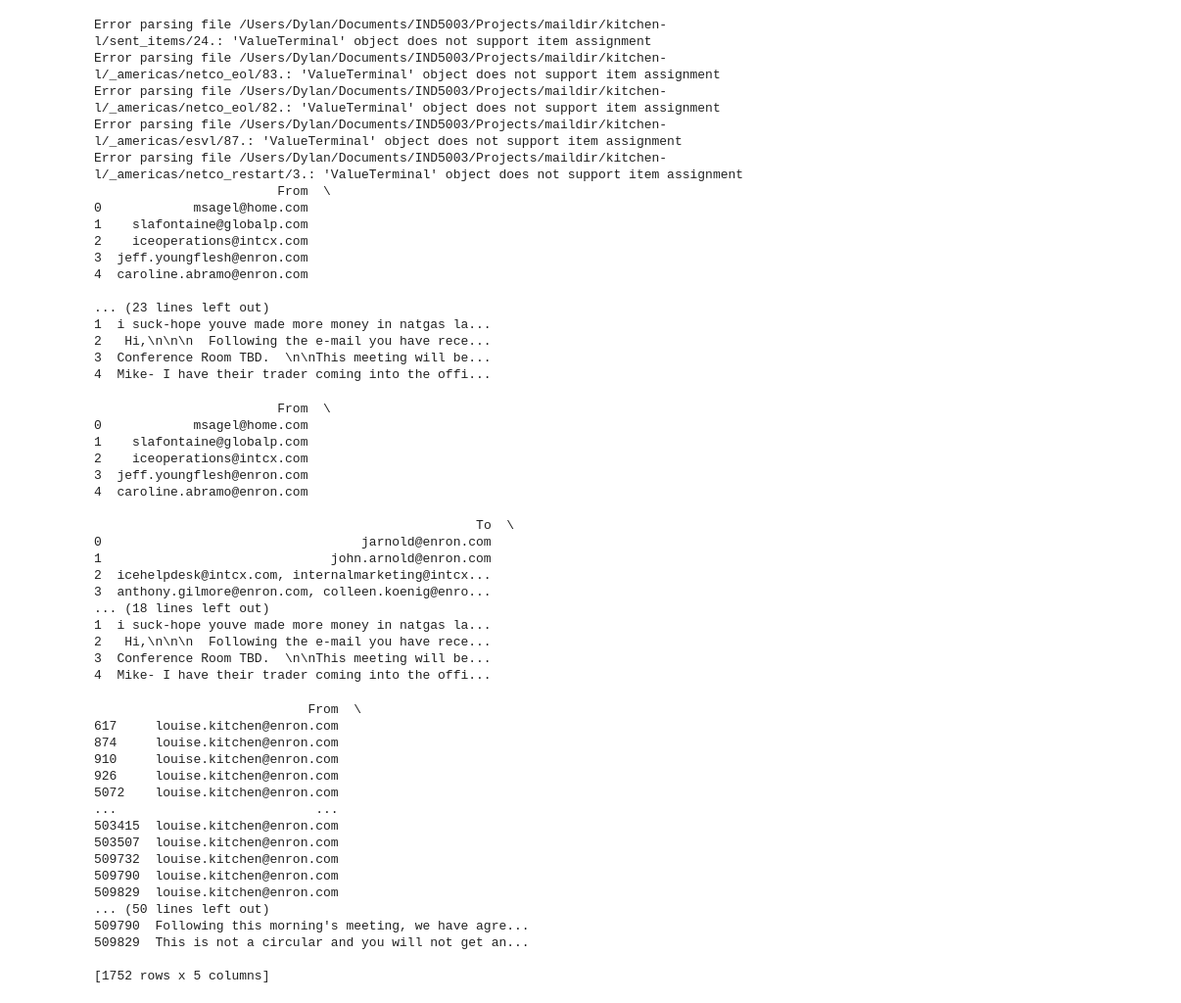
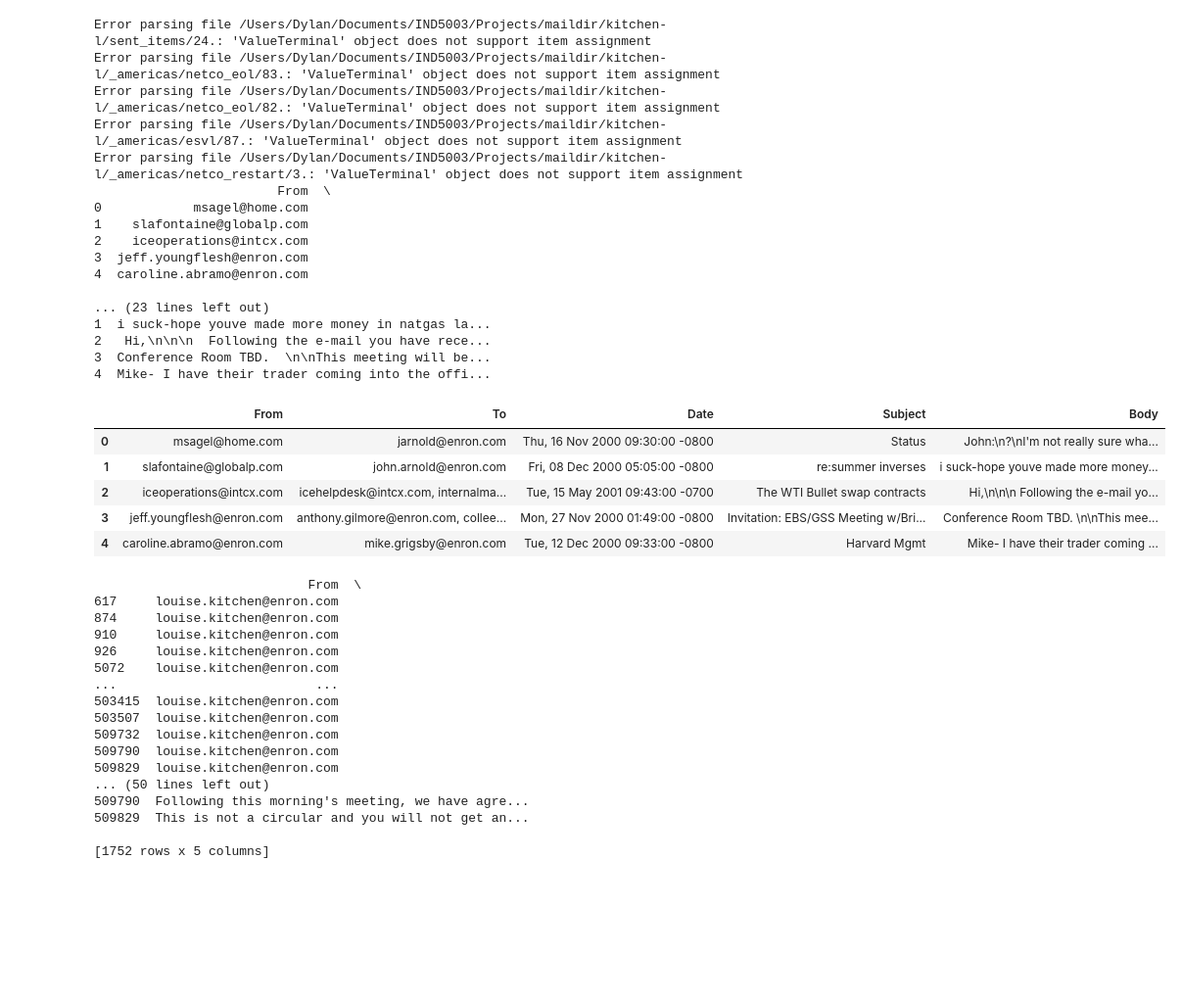
Before and after one commit to dyleedoes/enron_ind5003, a Jupyter notebook: ind5003_enron_nlp.ipynb, the cells around one changed output. Shown at 98% size. Cells and saved outputs as stored; diff of their text form; code cells hidden in the pictures; blank space fills up the shorter version.

```diff
--- a/ind5003_enron_nlp.ipynb
+++ b/ind5003_enron_nlp.ipynb
@@ -220,26 +251,16 @@ Error parsing file /Users/Dylan/Documents/IND5003/Projects/maildir/kitchen-l/_am
 
 # PLEASE CHANGE IT TO YOUR OWN DIRECTORY IN YOUR OWN SYSTEM
 
-enron_uncleaned_emails = pd.read_csv('/Users/Dylan/Documents/IND5003/Projects/enron_emails_uncleaned.csv')
-print(enron_uncleaned_emails.head())
+enron_uncleaned_emails = pd.read_csv('data/enron_emails_uncleaned.csv')
-# %% [output]
-                        From  \
-0            msagel@home.com
-1    slafontaine@globalp.com
-2    iceoperations@intcx.com
-3  jeff.youngflesh@enron.com
-4  caroline.abramo@enron.com
-
-                                                  To  \
-0                                  jarnold@enron.com
-1                              john.arnold@enron.com
-2  icehelpdesk@intcx.com, internalmarketing@intcx...
-3  anthony.gilmore@enron.com, colleen.koenig@enro...
-... (18 lines left out)
-1  i suck-hope youve made more money in natgas la...
-2   Hi,\n\n\n  Following the e-mail you have rece...
-3  Conference Room TBD.  \n\nThis meeting will be...
-4  Mike- I have their trader coming into the offi...
+# %%
+enron_uncleaned_emails.head()
+# %% [output]
+|  | From | To | Date | Subject | Body |
+| 0 | msagel@home.com | jarnold@enron.com | Thu, 16 Nov 2000 09:30:00 -0800 | Status | John:\n?\nI'm not really sure wha... |
+| 1 | slafontaine@globalp.com | john.arnold@enron.com | Fri, 08 Dec 2000 05:05:00 -0800 | re:summer inverses | i suck-hope youve made more money... |
+| 2 | iceoperations@intcx.com | icehelpdesk@intcx.com, internalma... | Tue, 15 May 2001 09:43:00 -0700 | The WTI Bullet swap contracts | Hi,\n\n\n Following the e-mail yo... |
+| 3 | jeff.youngflesh@enron.com | anthony.gilmore@enron.com, collee... | Mon, 27 Nov 2000 01:49:00 -0800 | Invitation: EBS/GSS Meeting w/Bri... | Conference Room TBD. \n\nThis mee... |
+| 4 | caroline.abramo@enron.com | mike.grigsby@enron.com | Tue, 12 Dec 2000 09:33:00 -0800 | Harvard Mgmt | Mike- I have their trader coming ... |
 # %%
 # Find "kitchen" in the column "From"
 
```
Also changed, not shown: parts of 10 cells of this notebook.
